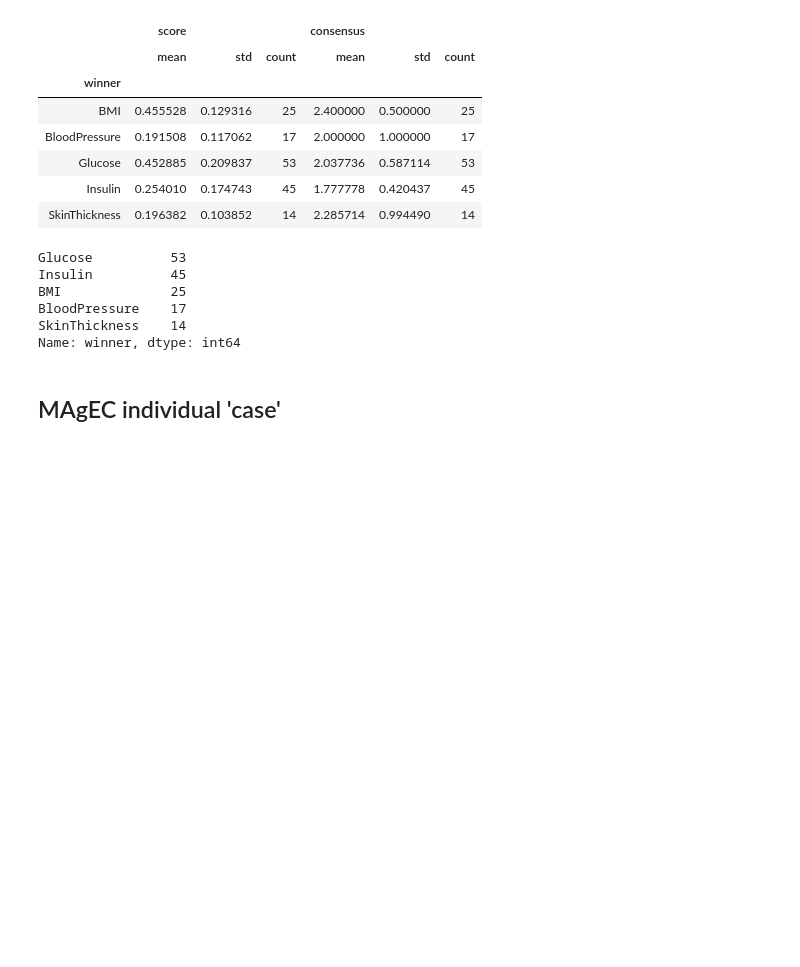
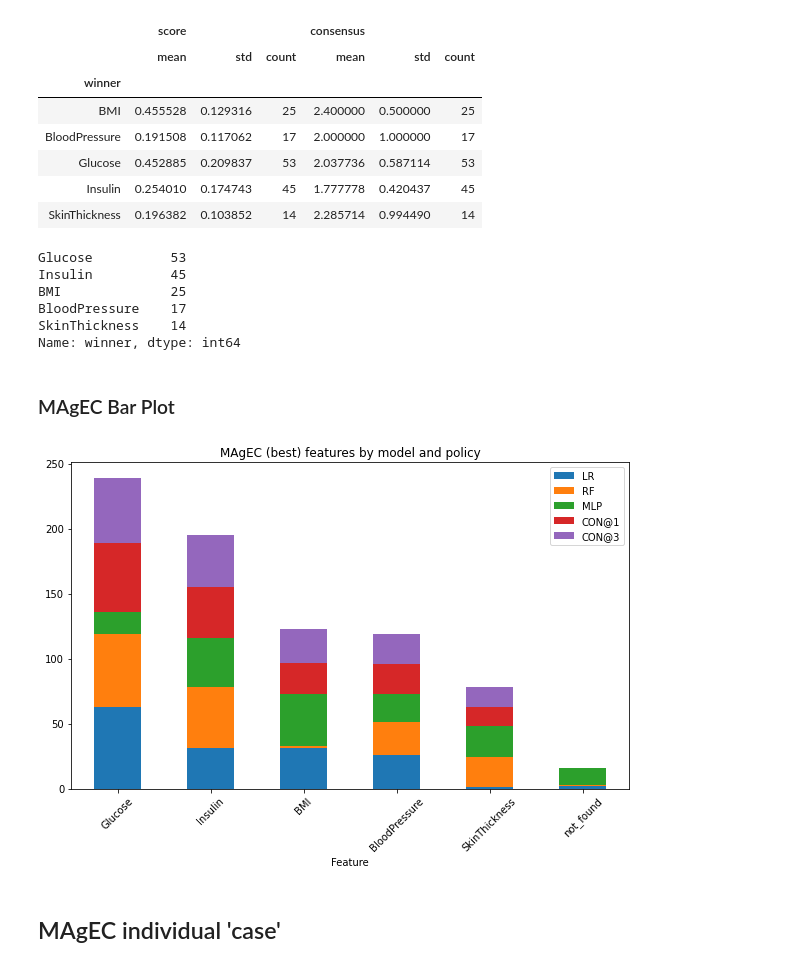
Before and after one commit to gstef80/MAgEC, a Jupyter notebook: ZmagecConsensus.ipynb, the cells around one changed output. Cells and saved outputs as stored; diff of their text form; code cells hidden in the pictures; blank space fills up the shorter version.

Commit message:
New bar plot

```diff
--- a/ZmagecConsensus.ipynb
+++ b/ZmagecConsensus.ipynb
@@ -406,3 +406,5 @@ BMI              25
 BloodPressure    17
 SkinThickness    14
 Name: winner, dtype: int64
+# %% [markdown]
+### MAgEC Bar Plot
@@ -409,3 +483,11 @@ Name: winner, dtype: int64
+# %%
+stats = ranked_stats(ranks1)
+con1 = con_stats(consensus1a)
+con3 = con_stats(consensus3a, label='CON@3')
+dfplot = df_stats(stats, con1, con3)
+plot_stats(dfplot)
+# %% [output]
+[figure, added]
 # %% [markdown]
 ## MAgEC individual 'case'
 # %%
```
Also changed, not shown: parts of 13 cells of this notebook.
